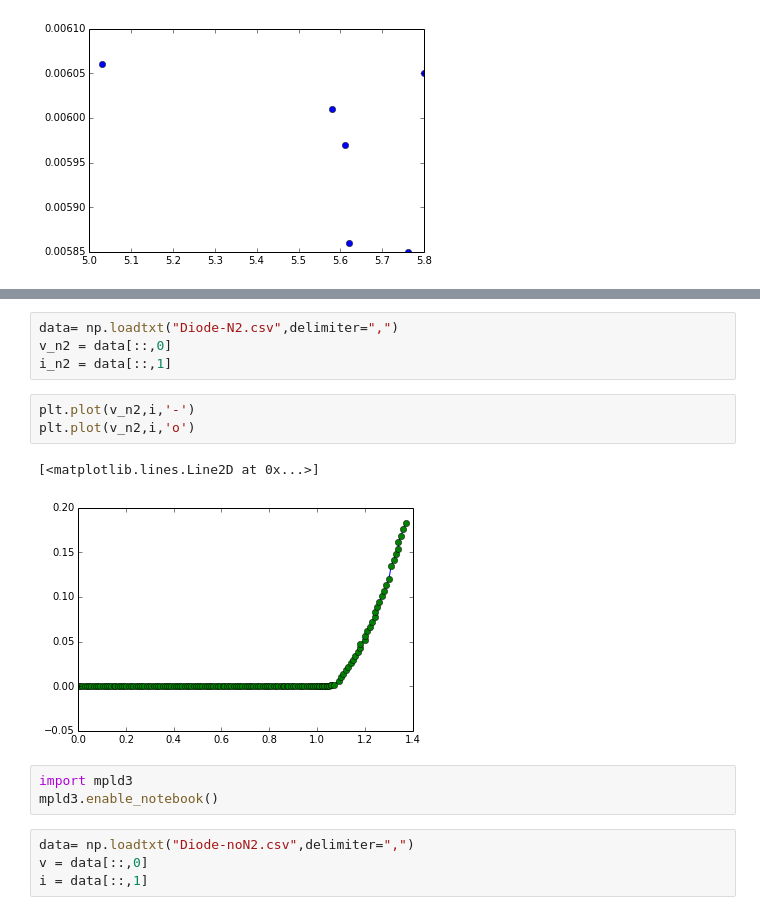
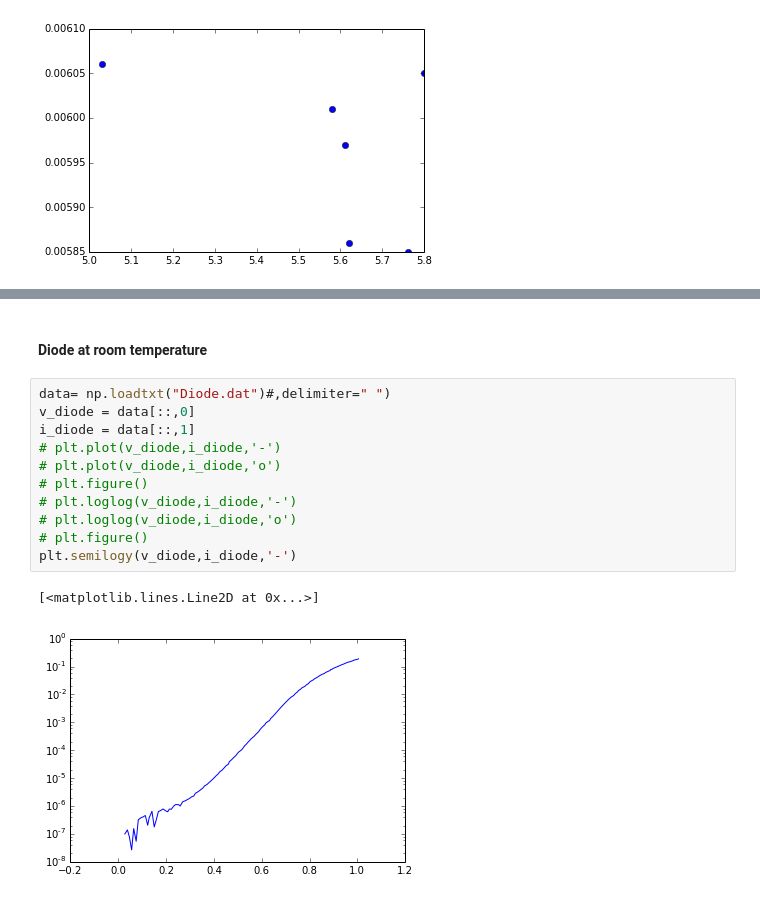
Before and after one commit to dorisjlee/111BSClab, a Jupyter notebook: lab3/Lab3.ipynb, the cells around one changed output, grey strips where cells are left out. Cells and saved outputs as stored; diff of their text form.

```diff
--- a/lab3/Lab3.ipynb
+++ b/lab3/Lab3.ipynb
@@ -76,17 +75,16 @@ cd data/
-# %%
-data= np.loadtxt("Diode-N2.csv",delimiter=",")
-v_n2 = data[::,0]
-i_n2 = data[::,1]
-# %%
-plt.plot(v_n2,i,'-')
-plt.plot(v_n2,i,'o')
-# %% [output]
-[<matplotlib.lines.Line2D at 0x...>]
-[figure, removed]
-# %%
-import mpld3
-mpld3.enable_notebook()
-# %%
-data= np.loadtxt("Diode-noN2.csv",delimiter=",")
-v = data[::,0]
-i = data[::,1]
+# %% [markdown]
+#### Diode at room temperature
+# %%
+data= np.loadtxt("Diode.dat")#,delimiter=" ")
+v_diode = data[::,0]
+i_diode = data[::,1]
+# plt.plot(v_diode,i_diode,'-')
+# plt.plot(v_diode,i_diode,'o')
+# plt.figure()
+# plt.loglog(v_diode,i_diode,'-')
+# plt.loglog(v_diode,i_diode,'o')
+# plt.figure()
+plt.semilogy(v_diode,i_diode,'-')
+# %% [output]
+[<matplotlib.lines.Line2D at 0x...>]
+[figure, added]
```
Also changed, not shown: parts of 15 cells of this notebook, 21 other files.
